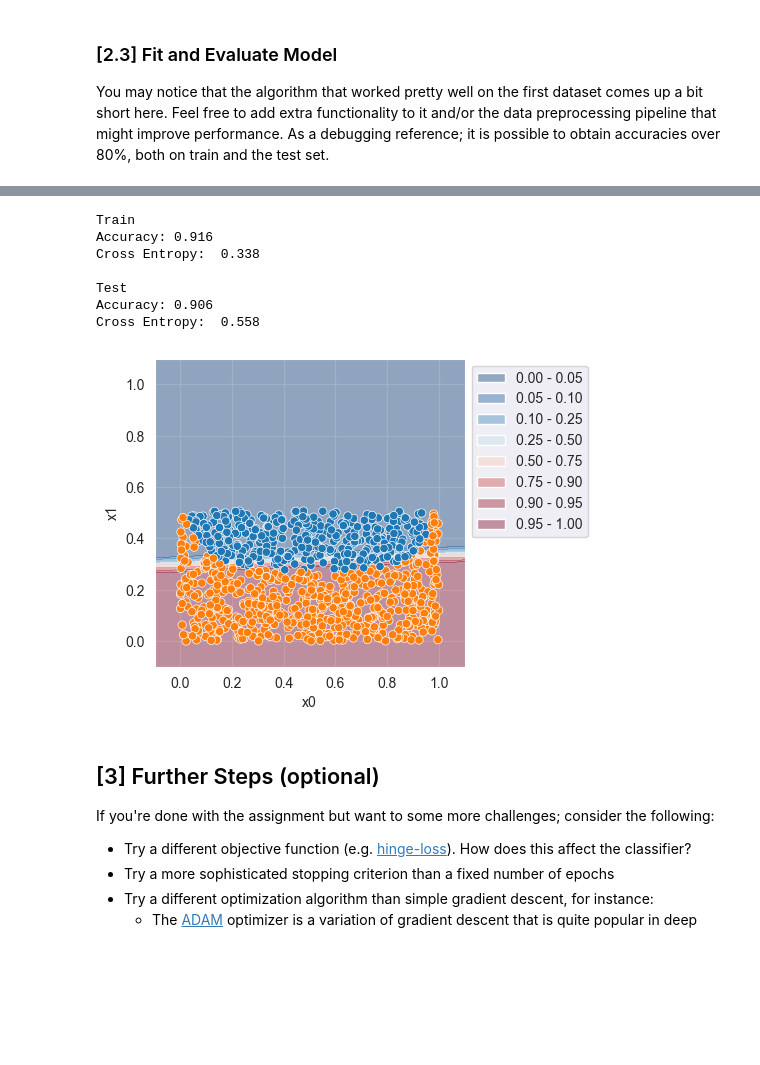
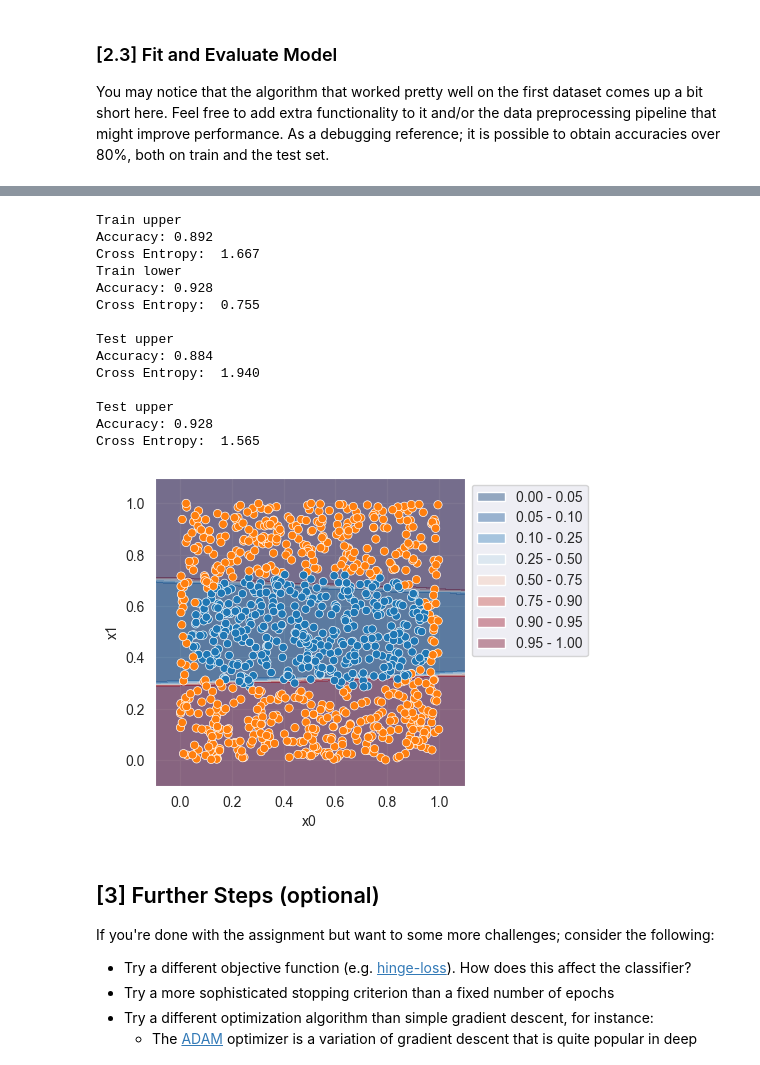
Before and after one commit to mikaelste/TDT-4173-2023-task-1, a Jupyter notebook: logistic_regression/experiment.ipynb, the cells around one changed output, grey strips where cells are left out. Saved outputs shown, nothing was run; the diff lists cells and outputs as text; code cells hidden in the pictures; blank space fills up the shorter version.

```diff
--- a/logistic_regression/experiment.ipynb
+++ b/logistic_regression/experiment.ipynb
@@ -145,4 +145,11 @@ def normalize_and_mirror_dataset(X: pd.DataFrame):
 
     X['x1'] = X['x1'].apply(lambda v: max-v if v > mid else v)
     return X
+# %%
+def split_data_by_domain(X: pd.DataFrame):
+    mid = X['x1'].mean()
+
+    X_upper = X[X['x1'] > mid]
+    X_lower = X[X['x1'] <= mid]
+    return X_upper, X_lower
 # %%
@@ -197,42 +205,63 @@ Best Accuracy: 0.906
 # %%
 # Fit model (TO TRAIN SET ONLY)
-best_model = lr.LogisticRegression(learning_rate=best_learning_rate, epochs=best_epoch)  # <--- Feel free to add hyperparameters
-best_model.fit(X_train, y_train)
+best_model_upper = lr.LogisticRegression(learning_rate=1.8, epochs=150)  # <--- Feel free to add hyperparameters
+best_model_upper.fit(X_train_upper, y_train_upper)
+best_model_lower = lr.LogisticRegression(learning_rate=1.8, epochs=150)  # <--- Feel free to add hyperparameters
+best_model_lower.fit(X_train_lower, y_train_lower)
 
 # Calculate accuracy and cross entropy for insample predictions
-y_pred_train = best_model.predict(X_train)
-print('Train')
-print(f'Accuracy: {lr.binary_accuracy(y_true=y_train, y_pred=y_pred_train, threshold=0.5) :.3f}')
-print(f'Cross Entropy:  {lr.binary_cross_entropy(y_true=y_train, y_pred=y_pred_train) :.3f}')
+y_pred_train_upper = best_model_upper.predict(X_train_upper)
+print('Train upper')
+print(f'Accuracy: {lr.binary_accuracy(y_true=y_train_upper, y_pred=y_pred_train_upper, threshold=0.5) :.3f}')
+print(f'Cross Entropy:  {lr.binary_cross_entropy(y_true=y_train_upper, y_pred=y_pred_train_upper) :.3f}')
+
+y_pred_train_lower = best_model_lower.predict(X_train_lower)
+print('Train lower')
+print(f'Accuracy: {lr.binary_accuracy(y_true=y_train_lower, y_pred=y_pred_train_lower, threshold=0.5) :.3f}')
+print(f'Cross Entropy:  {lr.binary_cross_entropy(y_true=y_train_lower, y_pred=y_pred_train_lower) :.3f}')
 
 # Calculate accuracy and cross entropy for out-of-sample predictions
-y_pred_test = best_model.predict(X_test)
-print('\nTest')
-print(f'Accuracy: {lr.binary_accuracy(y_true=y_test, y_pred=y_pred_test, threshold=0.5) :.3f}')
-print(f'Cross Entropy:  {lr.binary_cross_entropy(y_true=y_test, y_pred=y_pred_test) :.3f}')
+y_pred_test_upper = best_model_upper.predict(X_test_upper)
+print('\nTest upper')
+print(f'Accuracy: {lr.binary_accuracy(y_true=y_test_upper, y_pred=y_pred_test_upper, threshold=0.5) :.3f}')
+print(f'Cross Entropy:  {lr.binary_cross_entropy(y_true=y_test_upper, y_pred=y_pred_test_upper) :.3f}')
+
+y_pred_test_lower = best_model_lower.predict(X_test_lower)
+print('\nTest upper')
+print(f'Accuracy: {lr.binary_accuracy(y_true=y_test_lower, y_pred=y_pred_test_lower, threshold=0.5) :.3f}')
+print(f'Cross Entropy:  {lr.binary_cross_entropy(y_true=y_test_lower, y_pred=y_pred_test_lower) :.3f}')
 # %% [output]
-Train
-Accuracy: 0.916
-Cross Entropy:  0.338
+Train upper
+Accuracy: 0.892
+Cross Entropy:  1.667
+Train lower
+Accuracy: 0.928
+Cross Entropy:  0.755
 
-Test
-Accuracy: 0.906
-Cross Entropy:  0.558
+Test upper
+Accuracy: 0.884
+Cross Entropy:  1.940
+
+Test upper
+Accuracy: 0.928
+Cross Entropy:  1.565
 # %%
 # Rasterize the model's predictions over a grid
 xx0, xx1 = np.meshgrid(np.linspace(-0.1, 1.1, 100), np.linspace(-0.1, 1.1, 100))
-yy = best_model.predict(np.stack([xx0, xx1], axis=-1).reshape(-1, 2)).reshape(xx0.shape)
+yy_upper = best_model_upper.predict(np.stack([xx0, xx1], axis=-1).reshape(-1, 2)).reshape(xx0.shape)
+yy_lower = best_model_lower.predict(np.stack([xx0, xx1], axis=-1).reshape(-1, 2)).reshape(xx0.shape)
 
 # Plot prediction countours along with datapoints
 _, ax = plt.subplots(figsize=(4, 4), dpi=100)
 levels = [0, 0.05, 0.1, 0.25, 0.5, 0.75, 0.9, 0.95, 1.0]
-contours = ax.contourf(xx0, xx1, yy, levels=levels, alpha=0.4, cmap='RdBu_r', vmin=0, vmax=1)
+contours = ax.contourf(xx0, xx1, yy_upper, levels=levels, alpha=0.4, cmap='RdBu_r', vmin=0, vmax=1)
+contours = ax.contourf(xx0, xx1, yy_lower, levels=levels, alpha=0.4, cmap='RdBu_r', vmin=0, vmax=1)
 legends = [plt.Rectangle((0,0),1,1,fc = pc.get_facecolor()[0]) for pc in contours.collections]
 labels = [f'{a :.2f} - {b :.2f}' for a,b in zip(levels, levels[1:])]
 sns.scatterplot(x='x0', y='x1', hue='y', ax=ax, data=data_2)
 ax.legend(legends, labels, bbox_to_anchor=(1,1));
 # %% [output]
-[figure, old version]
+[figure, new version]
 # %% [markdown]
 ## [3] Further Steps (optional)
 
```
Also changed, not shown: parts of 3 cells of this notebook, 2 other files.
